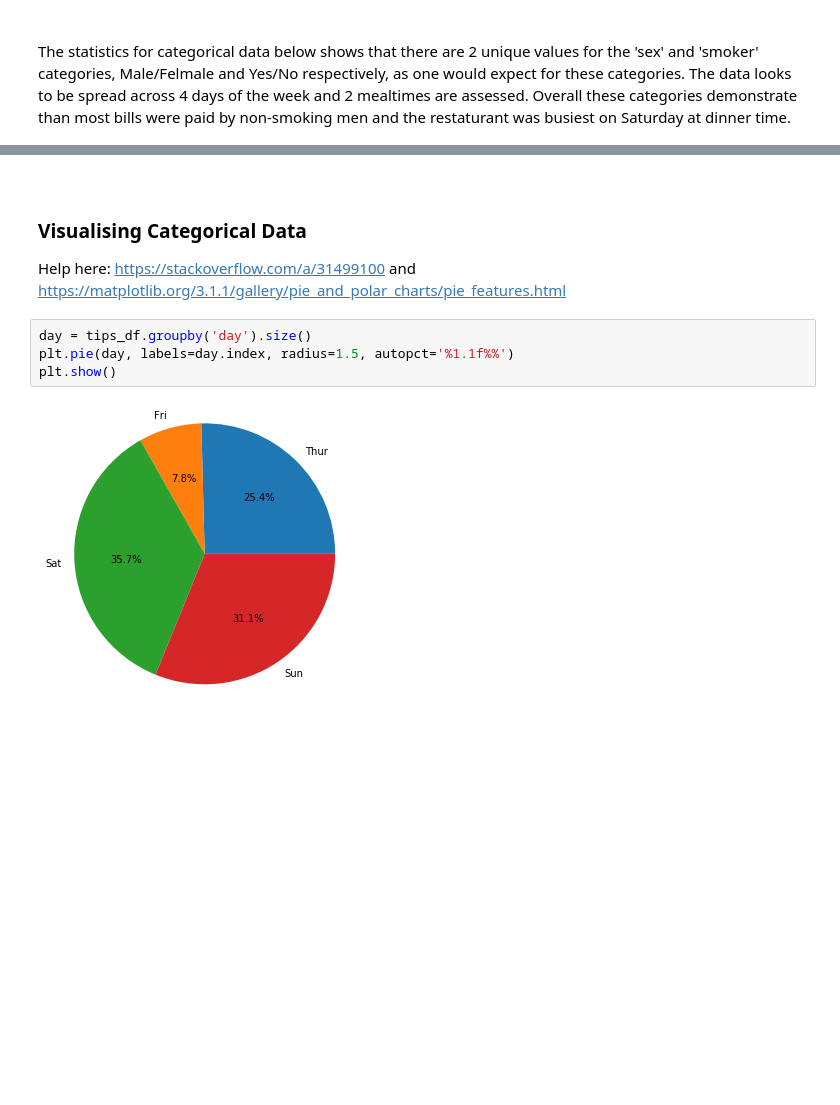
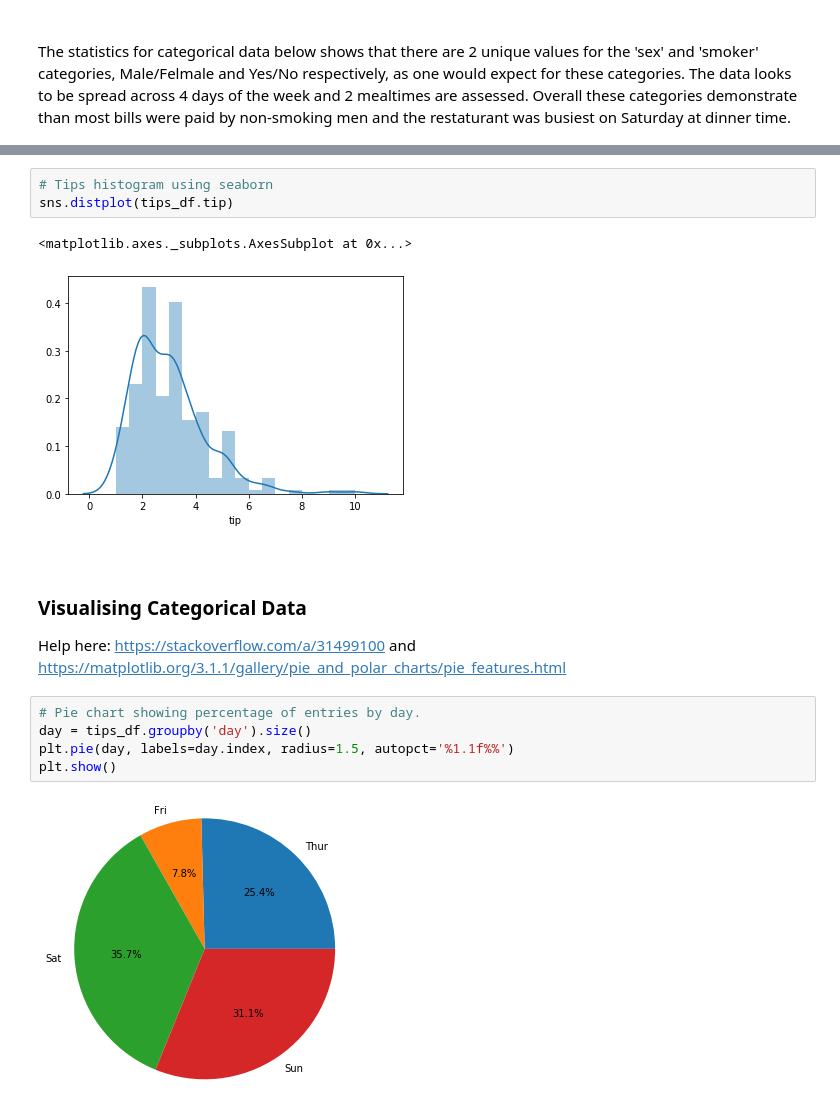
Before and after one commit to jennifer-ryan/fundamentals-project, a Jupyter notebook: tips_database_analysis.ipynb, the cells around one changed output, grey strips where cells are left out. Drawn from its saved outputs; the diff is of its cells as text; blank space fills up the shorter version.

Commit message:
groupby and tip percent

```diff
--- a/tips_database_analysis.ipynb
+++ b/tips_database_analysis.ipynb
@@ -128,3 +134,9 @@ plt.show()
+# %%
+# Tips histogram using seaborn
+sns.distplot(tips_df.tip)
+# %% [output]
+<matplotlib.axes._subplots.AxesSubplot at 0x...>
+[figure, added]
 # %% [markdown]
 <br>
 
@@ -132,6 +144,7 @@ plt.show()
 
 Help here: https://stackoverflow.com/a/31499100 and https://matplotlib.org/3.1.1/gallery/pie_and_polar_charts/pie_features.html
 # %%
+# Pie chart showing percentage of entries by day.
 day = tips_df.groupby('day').size()
 plt.pie(day, labels=day.index, radius=1.5, autopct='%1.1f%%')
 plt.show()
```
Also changed, not shown: parts of 17 cells of this notebook.
